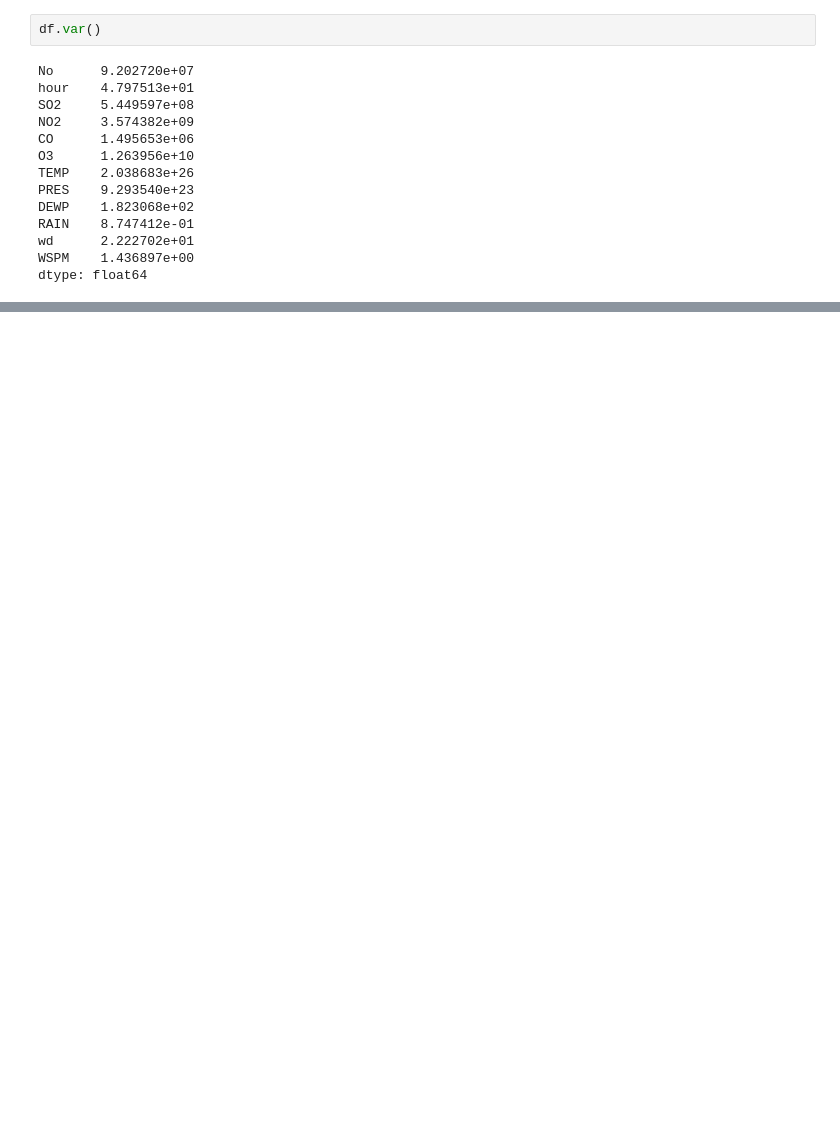
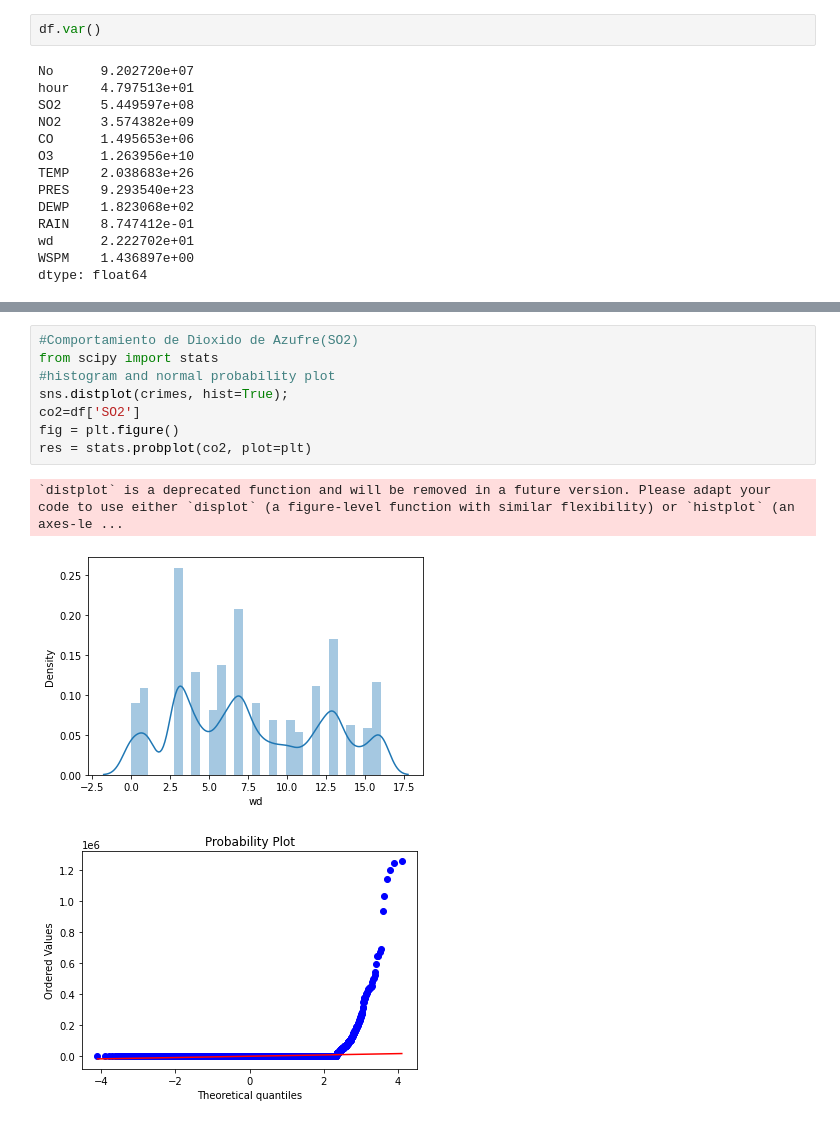
Before and after one commit to roxyconstantine-dev/Analisis_Datos_Contaminaci-n, a Jupyter notebook: Untitled3.ipynb, the cells around one changed output, grey strips where cells are left out. Saved outputs shown, nothing was run; the diff lists cells and outputs as text; blank space fills up the shorter version.

```diff
--- a/Untitled3.ipynb
+++ b/Untitled3.ipynb
@@ -298,0 +316,12 @@ Polyfit may be poorly conditioned
+# %%
+#Comportamiento de Dioxido de Azufre(SO2)
+from scipy import stats
+#histogram and normal probability plot
+sns.distplot(crimes, hist=True);
+co2=df['SO2']
+fig = plt.figure()
+res = stats.probplot(co2, plot=plt)
+# %% [output]
+`distplot` is a deprecated function and will be removed in a future version. Please adapt your code to use either `displot` (a figure-level function with similar flexibility) or `histplot` (an axes-le ...
+[figure, added]
+[figure, added]
```
Also changed, not shown: parts of 10 cells of this notebook.
